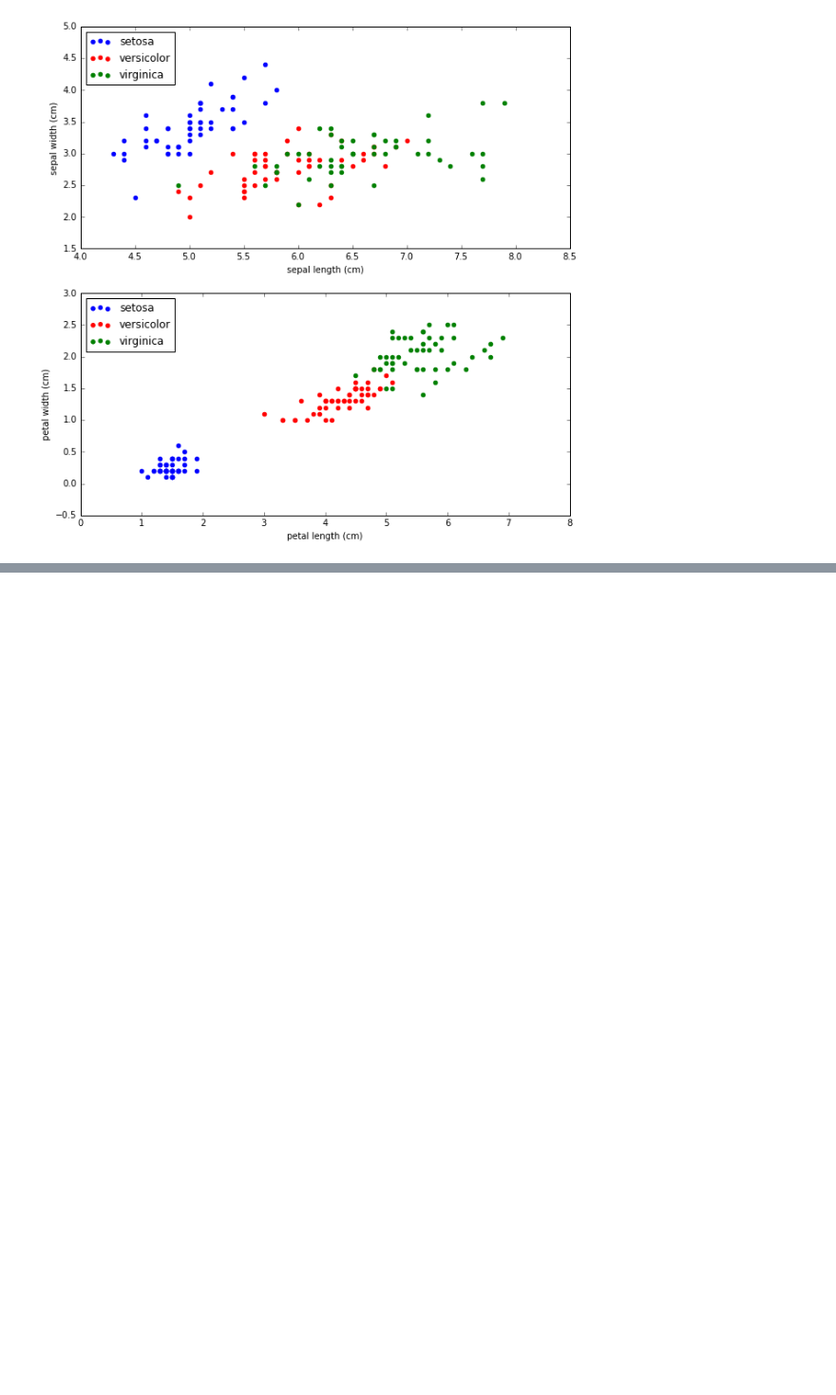
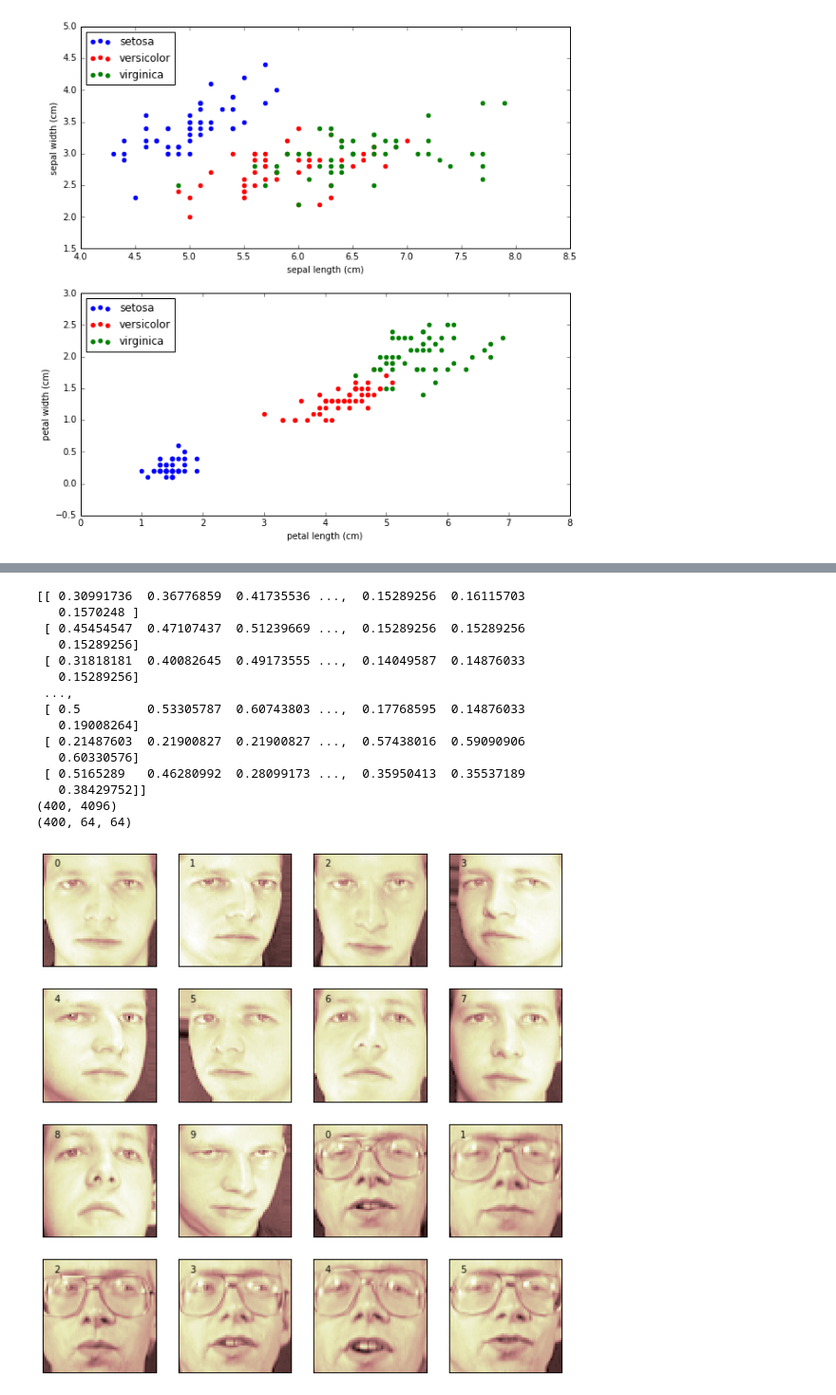
Before and after one commit to MrGreenRubato/notebooks, a Jupyter notebook: Iris Flower Identification - 2016-08-27.ipynb, the cells around one changed output, grey strips where cells are left out. Shown at 95% size. Cells and saved outputs as stored; diff of their text form; code cells hidden in the pictures; blank space fills up the shorter version.

```diff
--- a/Iris Flower Identification - 2016-08-27.ipynb
+++ b/Iris Flower Identification - 2016-08-27.ipynb
@@ -115,0 +197,39 @@ label : 2, color : green
+# %%
+# Faces
+
+from sklearn.datasets import fetch_olivetti_faces
+faces = fetch_olivetti_faces()
+
+print(faces.data)
+print(faces.data.shape)
+
+print(faces.images.shape)
+
+fig = plt.figure(figsize=(10,10))
+
+# display just a subset of the 400 images for time and performance...
+for i in range(16):
+    ax = fig.add_subplot(4,4,i+1, xticks=[], yticks=[])
+    ax.imshow(faces.images[i], cmap = plt.cm.bone, interpolation = 'nearest')
+
+    #label the image with the target values
+    ax.text(6,7,digits.target_names[digits.target[i]])
+
+fig.show()
+# %% [output]
+[[ 0.30991736  0.36776859  0.41735536 ...,  0.15289256  0.16115703
+   0.1570248 ]
+ [ 0.45454547  0.47107437  0.51239669 ...,  0.15289256  0.15289256
+   0.15289256]
+ [ 0.31818181  0.40082645  0.49173555 ...,  0.14049587  0.14876033
+   0.15289256]
+ ...,
+ [ 0.5         0.53305787  0.60743803 ...,  0.17768595  0.14876033
+   0.19008264]
+ [ 0.21487603  0.21900827  0.21900827 ...,  0.57438016  0.59090906
+   0.60330576]
+ [ 0.5165289   0.46280992  0.28099173 ...,  0.35950413  0.35537189
+   0.38429752]]
+(400, 4096)
+(400, 64, 64)
+[figure, added]
```
Also changed, not shown: parts of 3 cells of this notebook.
